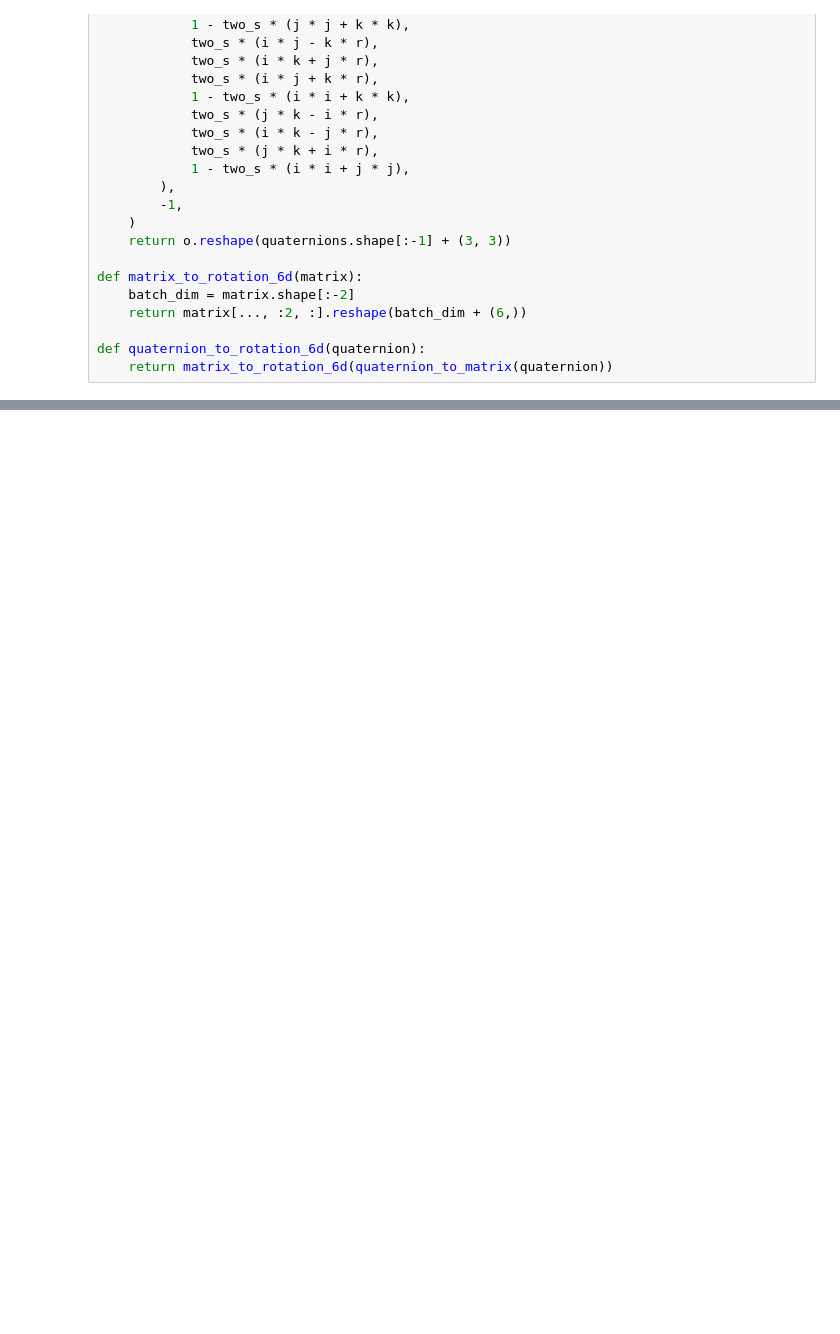
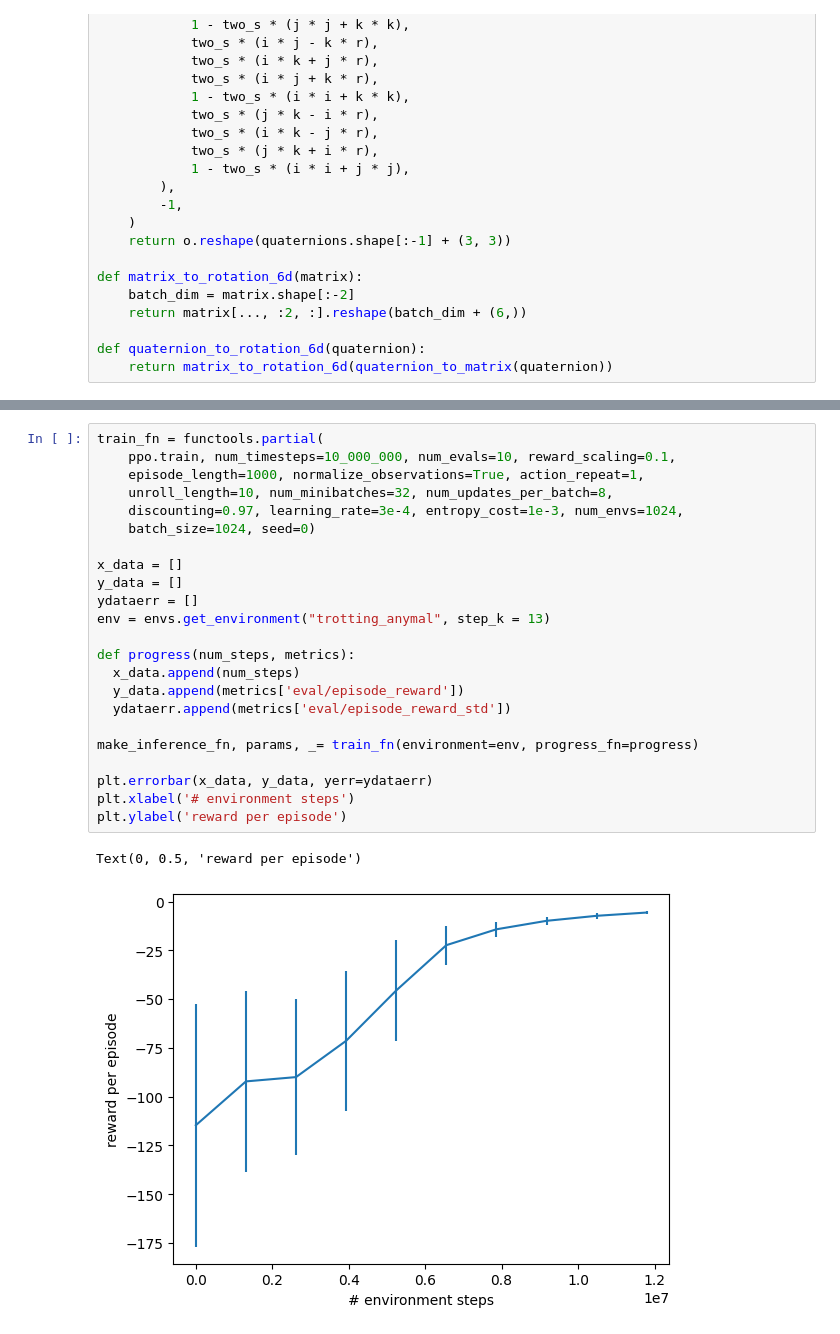
Before and after one commit to Galleta12/Physics-Based-RL, a Jupyter notebook: training_apg.ipynb, the cells around one changed output, grey strips where cells are left out. Drawn from its saved outputs; the diff is of its cells as text; blank space fills up the shorter version.

```diff
--- a/training_apg.ipynb
+++ b/training_apg.ipynb
@@ -401,6 +435,32 @@ class TrotAnymal(PipelineEnv):
     return jp.sum(jp.abs(feet_pos - feet_pos_ref)) # try to drive it to 0 using the l1 norm.
 
 envs.register_environment('trotting_anymal', TrotAnymal)
+# %%
+train_fn = functools.partial(
+    ppo.train, num_timesteps=10_000_000, num_evals=10, reward_scaling=0.1,
+    episode_length=1000, normalize_observations=True, action_repeat=1,
+    unroll_length=10, num_minibatches=32, num_updates_per_batch=8,
+    discounting=0.97, learning_rate=3e-4, entropy_cost=1e-3, num_envs=1024,
+    batch_size=1024, seed=0)
+
+x_data = []
+y_data = []
+ydataerr = []
+env = envs.get_environment("trotting_anymal", step_k = 13)
+
+def progress(num_steps, metrics):
+  x_data.append(num_steps)
+  y_data.append(metrics['eval/episode_reward'])
+  ydataerr.append(metrics['eval/episode_reward_std'])
+
+make_inference_fn, params, _= train_fn(environment=env, progress_fn=progress)
+
+plt.errorbar(x_data, y_data, yerr=ydataerr)
+plt.xlabel('# environment steps')
+plt.ylabel('reward per episode')
+# %% [output]
+Text(0, 0.5, 'reward per episode')
+[figure, added]
 # %%
 make_networks_factory = functools.partial(
     apg_networks.make_apg_networks,
```
Also changed, not shown: parts of 6 cells of this notebook, 5 other files.
